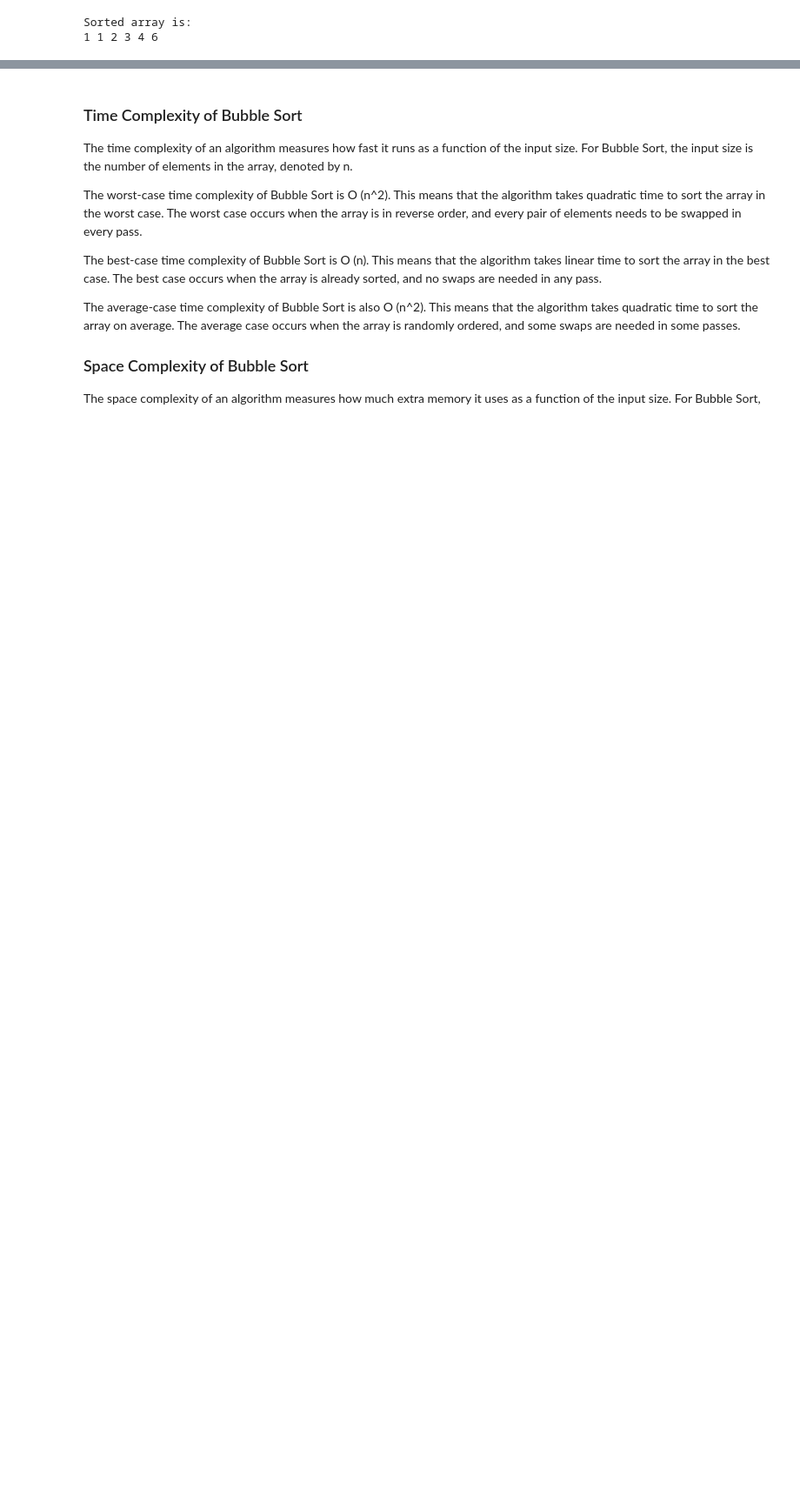
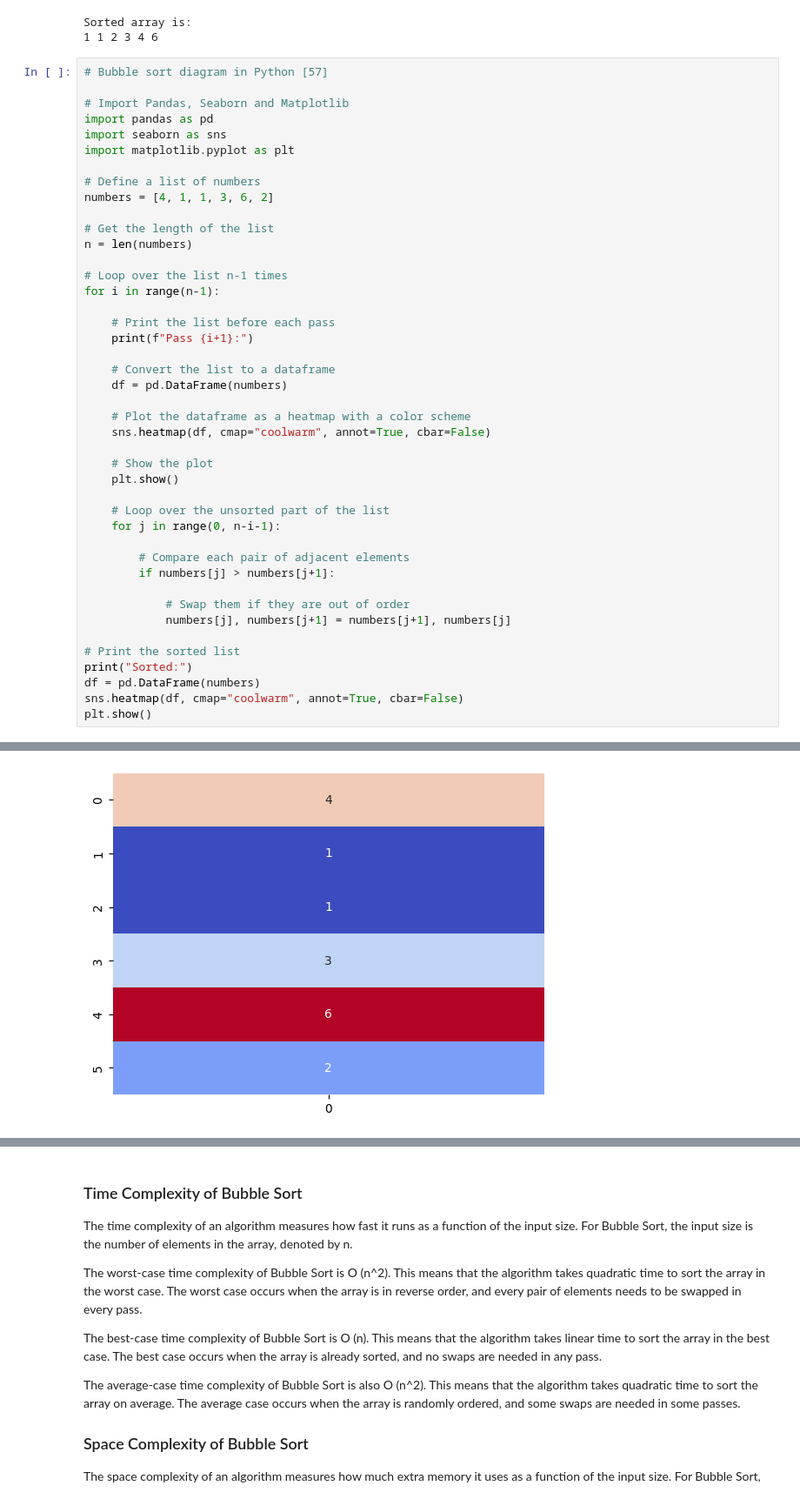
Before and after one commit to benjanning/Sorting-Algorithms-Project, a Jupyter notebook: Sorting Algorithms Project - Computational Thinking with Algorithms.ipynb, the cells around one changed output, grey strips where cells are left out. Shown at 87% size. Cells and saved outputs as stored; diff of their text form; blank space fills up the shorter version.

Commit message:
making diagrams

```diff
--- a/Sorting Algorithms Project - Computational Thinking with Algorithms.ipynb
+++ b/Sorting Algorithms Project - Computational Thinking with Algorithms.ipynb
@@ -132,3 +132,47 @@ for i in range(len(arr)):
 # %% [output]
 Sorted array is:
 1 1 2 3 4 6
+# %%
+# Bubble sort diagram in Python [57]
+
+# Import Pandas, Seaborn and Matplotlib
+import pandas as pd
+import seaborn as sns
+import matplotlib.pyplot as plt
+
+# Define a list of numbers
+numbers = [4, 1, 1, 3, 6, 2]
+
+# Get the length of the list
+n = len(numbers)
+
+# Loop over the list n-1 times
+for i in range(n-1):
+
+    # Print the list before each pass
+    print(f"Pass {i+1}:")
+
+    # Convert the list to a dataframe
+    df = pd.DataFrame(numbers)
+
+    # Plot the dataframe as a heatmap with a color scheme
+    sns.heatmap(df, cmap="coolwarm", annot=True, cbar=False)
+
+    # Show the plot
+    plt.show()
+
+    # Loop over the unsorted part of the list
+    for j in range(0, n-i-1):
+
+        # Compare each pair of adjacent elements
+        if numbers[j] > numbers[j+1]:
+
+            # Swap them if they are out of order
+            numbers[j], numbers[j+1] = numbers[j+1], numbers[j]
+
+# Print the sorted list
+print("Sorted:")
+df = pd.DataFrame(numbers)
+sns.heatmap(df, cmap="coolwarm", annot=True, cbar=False)
+plt.show()
+# %% [output]
@@ -134,0 +180 @@ Sorted array is:
+[figure, added]
```
Also changed, not shown: parts of 9 cells of this notebook.
